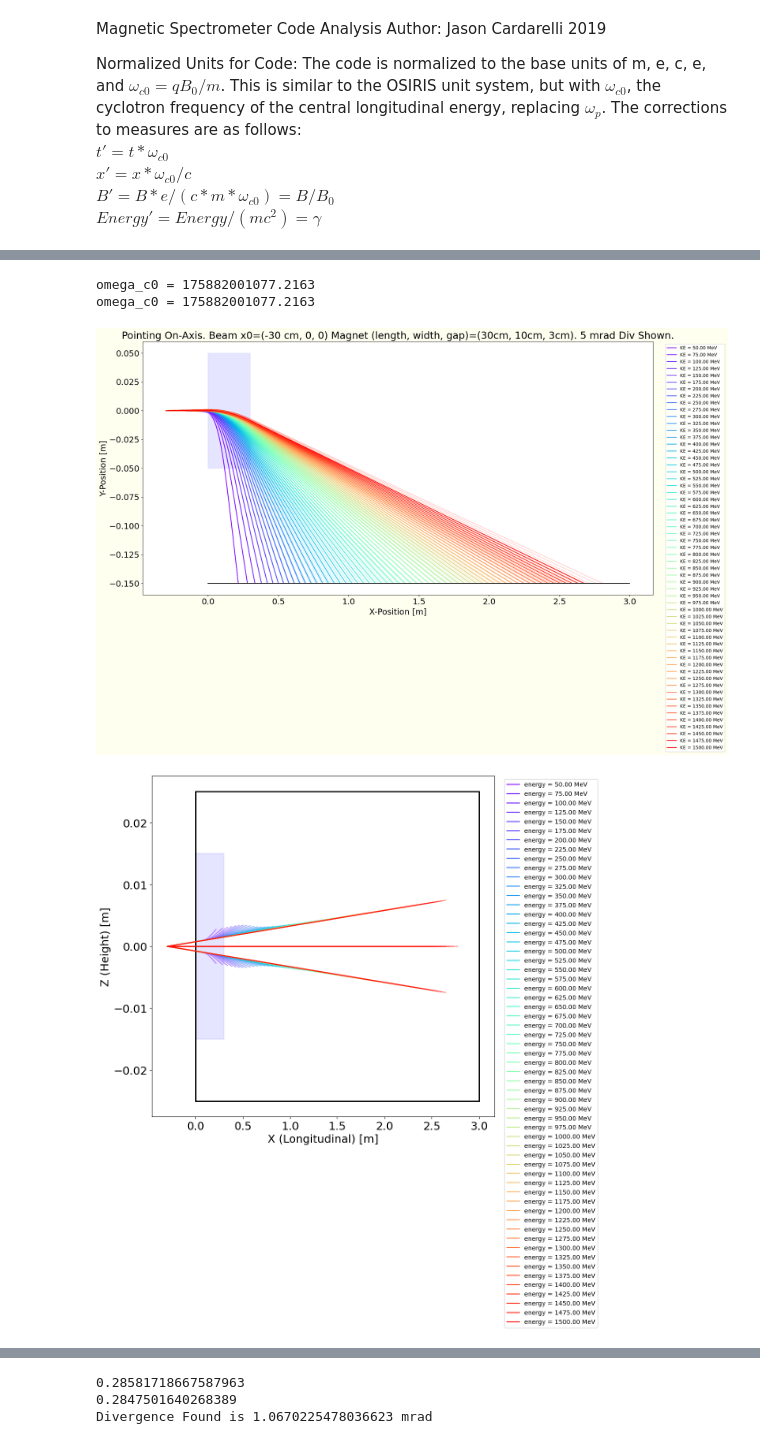
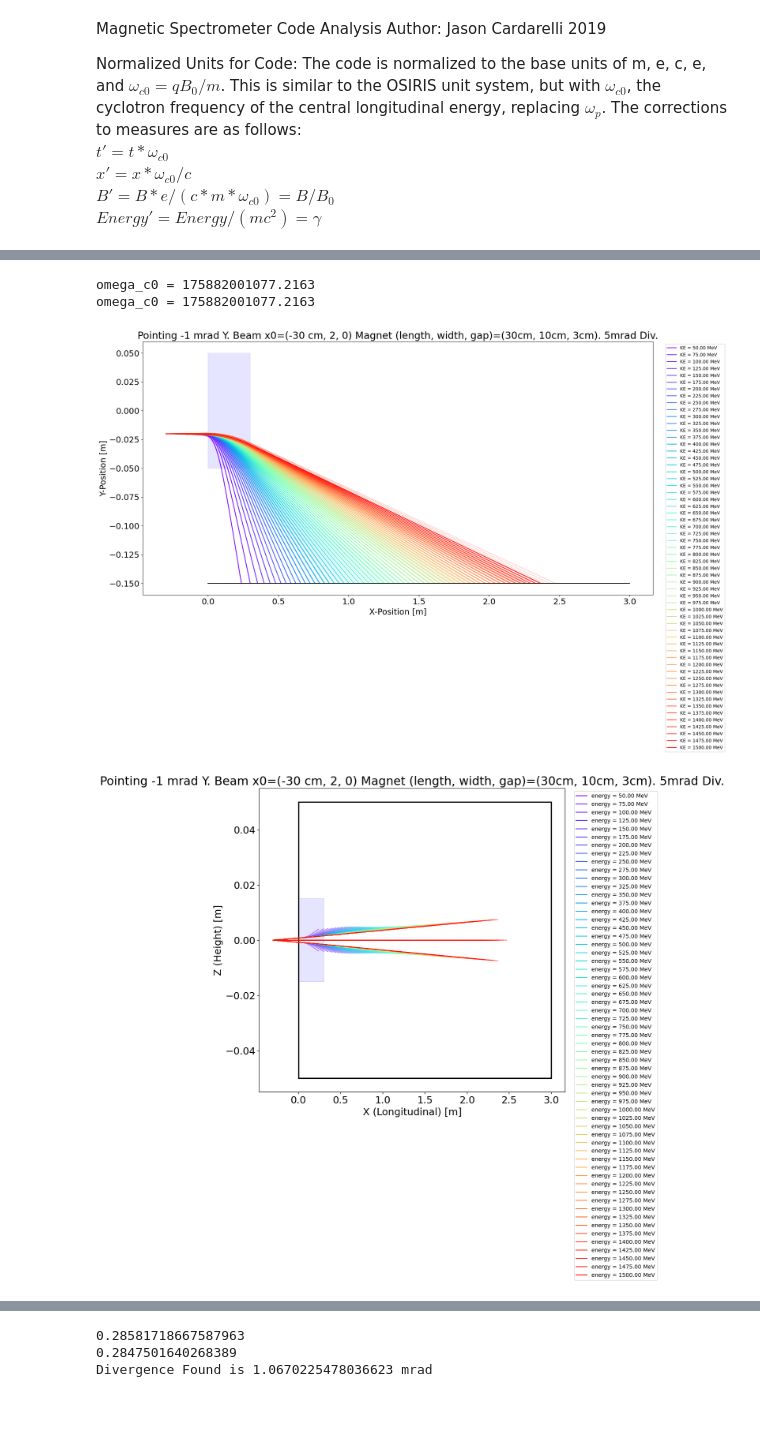
Before and after one commit to jcardar/MagnetSpec_ParticleTracker, a Jupyter notebook: data/analysis/analysis_mag_spec.ipynb, the cells around one changed output, grey strips where cells are left out. Drawn from its saved outputs; the diff is of its cells as text; code cells hidden in the pictures; blank space fills up the shorter version.

```diff
--- a/data/analysis/analysis_mag_spec.ipynb
+++ b/data/analysis/analysis_mag_spec.ipynb
@@ -196,7 +203,8 @@ print("plotted screens")
 ax.set_xlabel('X-Position [m]')
 ax.set_ylabel('Y-Position [m]')
 #ax.set_title("One Nd Quadrupole, 1 cm r1, 5 cm r2, 30 cm length");
-ax.set_title("Pointing On-Axis. Beam x0=(-30 cm, 0, 0) Magnet (length, width, gap)=(30cm, 10cm, 3cm). 5 mrad Div Shown.")
+title = 'Pointing -1 mrad Z. Beam x0=(-30 cm, 2, 0) Magnet (length, width, gap)=(30cm, 10cm, 3cm). 5mrad Div.'
+ax.set_title(title)
 # ax.axis('equal');
 
 #ax.set_xlim([0.0, 0.02]);
@@ -270,17 +279,18 @@ for ii in range(num_screen):
 #     plt.xlim(0, screen.iloc[ii][1]+(screen.iloc[ii][5]*np.cos(np.deg2rad(screen.iloc[ii][4]))));
 ax.set_xlabel('X-Position [m]');
 ax.set_ylabel('Y-Position [m]');
-ax.set_title("Pointing On-Axis. Beam x0=(-30 cm, 0, 0) Magnet (length, width, gap)=(30cm, 10cm, 3cm). 5 mrad Div Shown.");
+ax.set_title(title)
+# ax.set_title("Pointing -1 mrad Y. Beam x0=(-30 cm, 2, 0) Magnet (length, width, gap)=(30cm, 10cm, 3cm). 5mrad Div.");
 # ax.plot([-0.3,-0.3],[-0.125, 0.05], '--')
 #ax.axis('equal');
 # ax.set_xlim([-0.3, 0.01]);
 # ax.set_ylim([-0.02, 0.02]);
-fig1.patch.set_facecolor('ivory')
+fig1.patch.set_facecolor('white')
 ax.legend( bbox_to_anchor=(1.02, 1), loc='upper left',prop={'size': 10});
 # %% [output]
 omega_c0 = 175882001077.2163
 omega_c0 = 175882001077.2163
-[figure, old version]
+[figure, new version]
 # %%
 ###Plotting side-on view:
 import matplotlib.cm as cm
@@ -296,34 +306,35 @@ indx = -1
 for ii in range(num_par):
     if ii%color_change_factor==0:
         indx = indx + 1;
         new_plot = ax.plot(np.array(posx[ii])*const.c/omega_c0, np.array(posz[ii])*const.c/omega_c0, '-', color = colors[indx], label=f'energy = {energy[ii][0]:.2f} MeV', alpha = 1)
     else:
         ax.plot(np.array(posx[ii])*const.c/omega_c0, np.array(posz[ii])*const.c/omega_c0, label='_nolegend_', color=new_plot[0].get_color(), alpha = 0.5);
     if energy[ii][0] == 500:
          new_plot = ax.plot(np.array(posx[ii])*const.c/omega_c0, np.array(posz[ii])*const.c/omega_c0, color = colors[indx], label=f'energy = {energy[ii][0]:.2f} MeV', alpha = 1)
 num_mag = len(magnet.index)
 for ii in range(num_mag):
 #     rect = patches.Rectangle((magnet.iloc[ii][2]*const.c/omega_c0,(magnet.iloc[ii][3]-(magnet.iloc[ii][6]/2)))*const.c/omega_c0,magnet.iloc[ii][5]*const.c/omega_c0,magnet.iloc[ii][6]*const.c/omega_c0,linewidth=1,edgecolor='b',facecolor='b', fill=True, alpha=0.1)
     rect = patches.Rectangle((magnet['mag_posx'][ii]*const.c/omega_c0,(magnet['mag_posz'][ii]-(magnet['height'][ii]/2.0))*const.c/omega_c0),magnet['length'][ii]*const.c/omega_c0,magnet['height'][ii]*const.c/omega_c0,linewidth=1.5,edgecolor='b',facecolor='b', fill=True, alpha=0.1)
 #     plt.ylim((magnet.iloc[ii][3]-(magnet.iloc[ii][6]/2)-0.01),(magnet.iloc[ii][3]+(magnet.iloc[ii][6]/2)+0.01))
     ax.add_patch(rect)
 
 num_screen = len(screen.index);
 for ii in range(num_screen):
     screenX = np.array([screen['screen_low_energy_edgex'][ii],screen['screen_low_energy_edgex'][ii]+(screen['length'][ii]*np.cos(np.deg2rad(screen['degrees about z-axis'][ii])))])*const.c/omega_c0
     screenZ = np.array([screen['screen_low_energy_edgez'][ii]-screen['height'][ii]/2.0,screen['screen_low_energy_edgez'][ii]+(screen['height'][ii]/2.0)])*const.c/omega_c0
     #plt.plot(screenX,screenZ,'-k')
     rect = patches.Rectangle((screenX[0], screenZ[0]), (float(screenX[1]-screenX[0])), (screenZ[1]-screenZ[0]),linewidth=2, edgecolor='k', facecolor='none');
     ax.add_patch(rect)
 #     plt.xlim(0, screen.iloc[ii][1]+(screen.iloc[ii][5]*np.cos(np.deg2rad(screen.iloc[ii][4]))));
 ax.set_xlabel('X (Longitudinal) [m]');
 ax.set_ylabel('Z (Height) [m]');
+ax.set_title(title)
 #ax.set_title('Analytic B-Field (1.02994 T) Spectrometer System: 10 mrad Electrons');
 #ax.axis('equal');
 #ax.set_ylim([-0.1,0.1])
 ax.legend( bbox_to_anchor=(1.02, 1), loc='upper left',prop={'size': 10});
 # %% [output]
-[figure, old version]
+[figure, new version]
 # %%
 import matplotlib.cm as cm
 num_par    = len(posx);
```
Also changed, not shown: parts of 8 cells of this notebook, 4 other files.
